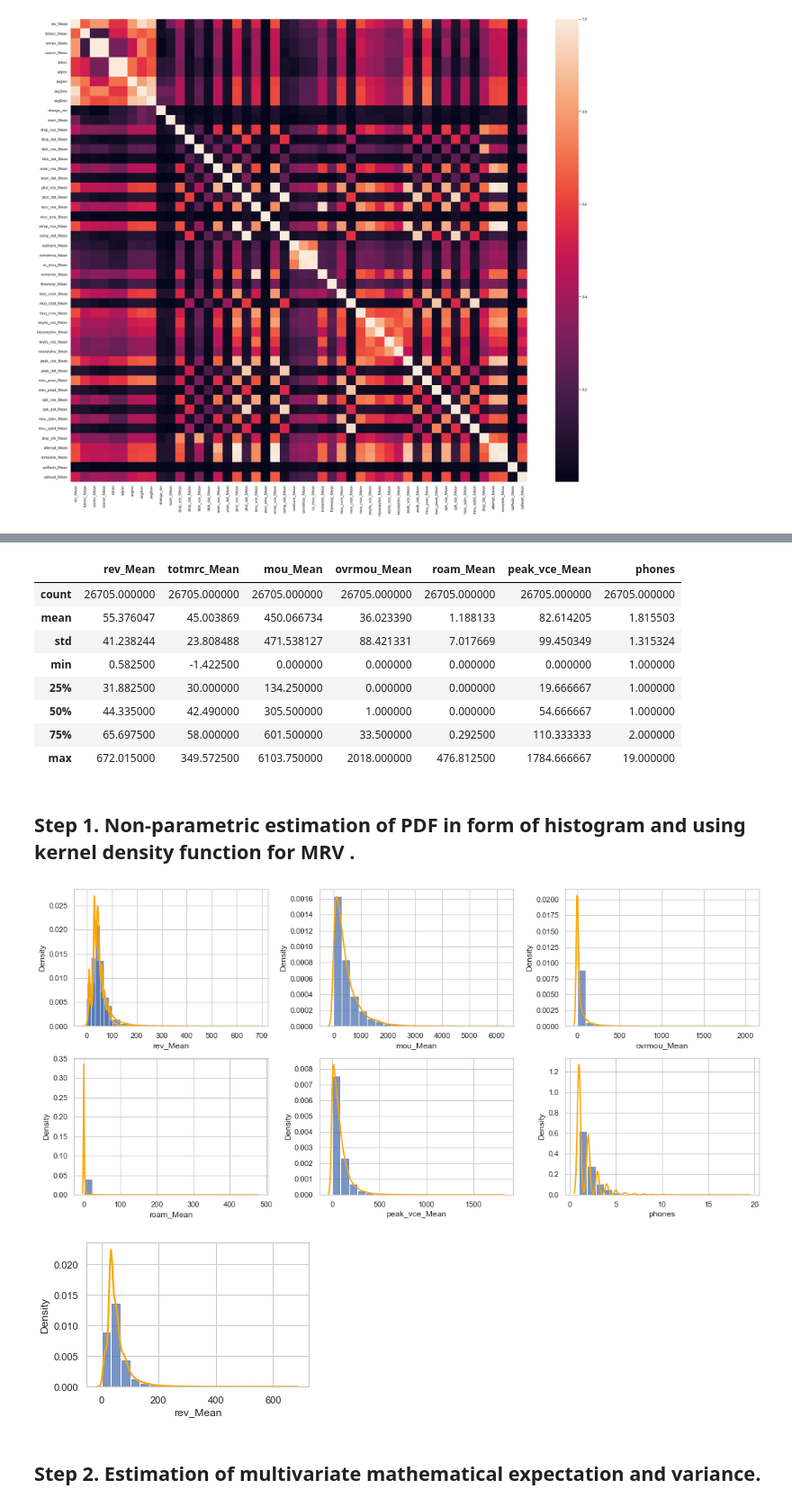
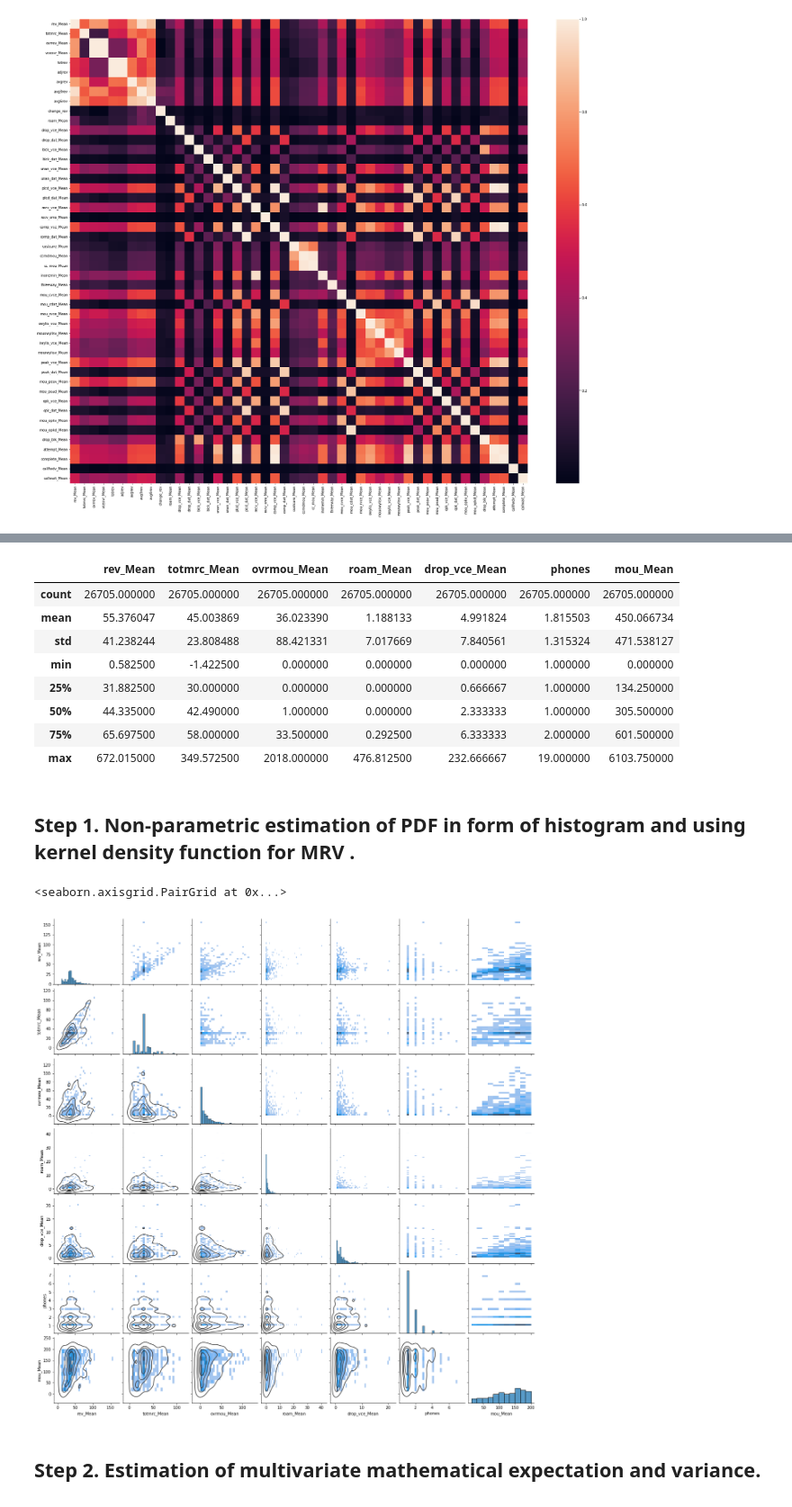
Before and after one commit to zuevmaxim/m-m2021, a Jupyter notebook: lab2.ipynb, the cells around one changed output, grey strips where cells are left out. Shown at 90% size. Saved outputs shown, nothing was run; the diff lists cells and outputs as text; code cells hidden in the pictures.

```diff
--- a/lab2.ipynb
+++ b/lab2.ipynb
@@ -6,7 +6,6 @@ import seaborn as sns
 from sklearn import preprocessing
 
 pd.options.display.float_format = '{:f}'.format
-sns.set(font_scale=1, style='whitegrid')
 # %%
 full_df = pd.read_csv('telecom_customer.csv')
 full_df
@@ -170,8 +169,12 @@ predict_features_all = ['totmrc_Mean', 'plcd_vce_Mean', 'recv_vce_Mean', 'comp_v
                     'phones', 'models', 'datovr_Mean', 'months',
                     'mou_Mean', 'ovrmou_Mean', 'totcalls']
 
+
+# predict_features = ['totmrc_Mean', 'recv_vce_Mean', 'mou_cvce_Mean',
+#                     'mou_rvce_Mean', 'owylis_vce_Mean',
+#                     'mou_peav_Mean', 'attempt_Mean', 'mou_Mean', 'ovrmou_Mean', 'totcalls']
 plt.figure(figsize = (15,10))
-predict_features = ['totmrc_Mean', 'mou_Mean', 'ovrmou_Mean', 'roam_Mean', 'peak_vce_Mean', 'phones']
+predict_features = ['totmrc_Mean', 'ovrmou_Mean', 'roam_Mean', 'drop_vce_Mean', 'phones', 'mou_Mean']
 sns.heatmap(df[[target_feature] + predict_features].corr(), annot=True, fmt='.2f')
 # %% [output]
 <AxesSubplot:>
@@ -180,49 +183,27 @@ sns.heatmap(df[[target_feature] + predict_features].corr(), annot=True, fmt='.2f
 df_filtered = df[[target_feature] + predict_features].dropna()
 df_filtered.describe()
 # %% [output]
-|  | rev_Mean | totmrc_Mean | mou_Mean | ovrmou_Mean | roam_Mean | peak_vce_Mean | phones |
+|  | rev_Mean | totmrc_Mean | ovrmou_Mean | roam_Mean | drop_vce_Mean | phones | mou_Mean |
 | count | 26705.000000 | 26705.000000 | 26705.000000 | 26705.000000 | 26705.000000 | 26705.000000 | 26705.000000 |
-| mean | 55.376047 | 45.003869 | 450.066734 | 36.023390 | 1.188133 | 82.614205 | 1.815503 |
-| std | 41.238244 | 23.808488 | 471.538127 | 88.421331 | 7.017669 | 99.450349 | 1.315324 |
-| min | 0.582500 | -1.422500 | 0.000000 | 0.000000 | 0.000000 | 0.000000 | 1.000000 |
-| 25% | 31.882500 | 30.000000 | 134.250000 | 0.000000 | 0.000000 | 19.666667 | 1.000000 |
-| 50% | 44.335000 | 42.490000 | 305.500000 | 1.000000 | 0.000000 | 54.666667 | 1.000000 |
-| 75% | 65.697500 | 58.000000 | 601.500000 | 33.500000 | 0.292500 | 110.333333 | 2.000000 |
-| max | 672.015000 | 349.572500 | 6103.750000 | 2018.000000 | 476.812500 | 1784.666667 | 19.000000 |
+| mean | 55.376047 | 45.003869 | 36.023390 | 1.188133 | 4.991824 | 1.815503 | 450.066734 |
+| std | 41.238244 | 23.808488 | 88.421331 | 7.017669 | 7.840561 | 1.315324 | 471.538127 |
+| min | 0.582500 | -1.422500 | 0.000000 | 0.000000 | 0.000000 | 1.000000 | 0.000000 |
+| 25% | 31.882500 | 30.000000 | 0.000000 | 0.000000 | 0.666667 | 1.000000 | 134.250000 |
+| 50% | 44.335000 | 42.490000 | 1.000000 | 0.000000 | 2.333333 | 1.000000 | 305.500000 |
+| 75% | 65.697500 | 58.000000 | 33.500000 | 0.292500 | 6.333333 | 2.000000 | 601.500000 |
+| max | 672.015000 | 349.572500 | 2018.000000 | 476.812500 | 232.666667 | 19.000000 | 6103.750000 |
 # %% [markdown]
 ## Step 1. Non-parametric estimation of PDF in form of histogram and using kernel density function for MRV .
 # %%
-from scipy.stats import gaussian_kde, trimboth
-
-n = len(predict_features)
-h = int(np.ceil((n + 1) / 3))
-
-def plot(feature, index, bins=20):
-    ax = plt.subplot(h, 3, index)
-    data = df[feature].dropna()
-
-    sns.set(font_scale=1, style='whitegrid')
-
-    sns.histplot(data, ax=ax, bins=bins, stat='density')
-    sns.kdeplot(data, ax=ax, color='orange', linewidth=2)
-
-plt.figure(figsize = (15,10))
-
-plot(target_feature, index=1)
-
-for i, predict_feature in enumerate(predict_features):
-    plot(predict_feature, 1 + i)
-
-plt.tight_layout()
-plt.show()
-
-
-plt.figure(figsize = (15,10))
-plot(target_feature, index=1)
-plt.show()
+a = df_filtered
+alpha = 10
+for column in a.columns:
+    a = a[(a[column] > np.percentile(df_filtered, alpha)) & (a[column] < np.percentile(df_filtered, 100 - alpha))]
+g = sns.pairplot(a, kind="hist")
+g.map_lower(sns.kdeplot, levels=5, color=".2")
 # %% [output]
+<seaborn.axisgrid.PairGrid at 0x...>
-[figure, old version]
+[figure, new version]
-[figure, removed]
 # %% [markdown]
 ## Step 2. Estimation of multivariate mathematical expectation and variance.
 # %%
```
Also changed, not shown: parts of 26 cells of this notebook.
